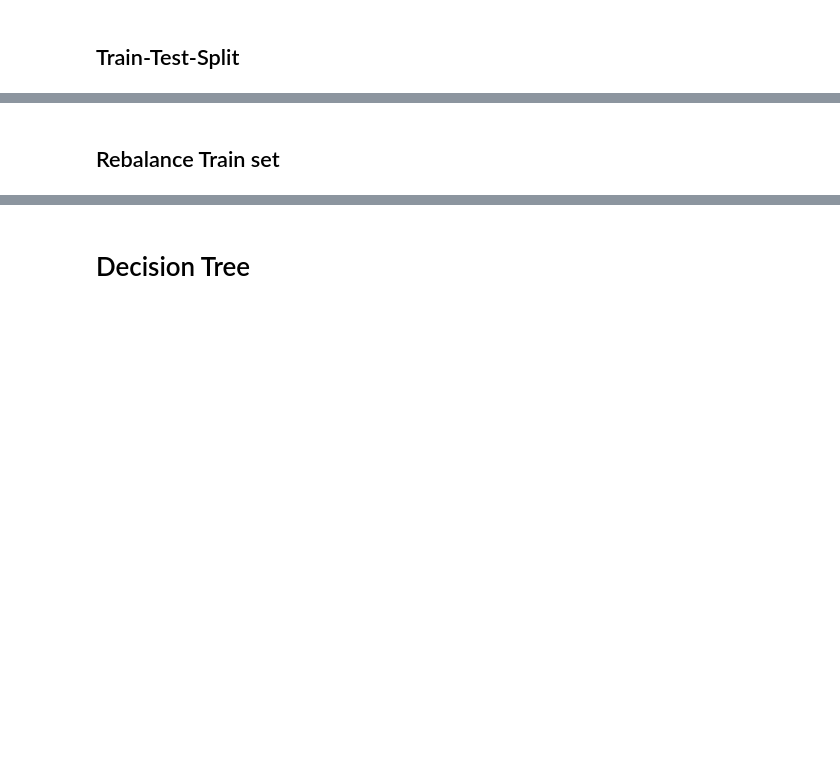
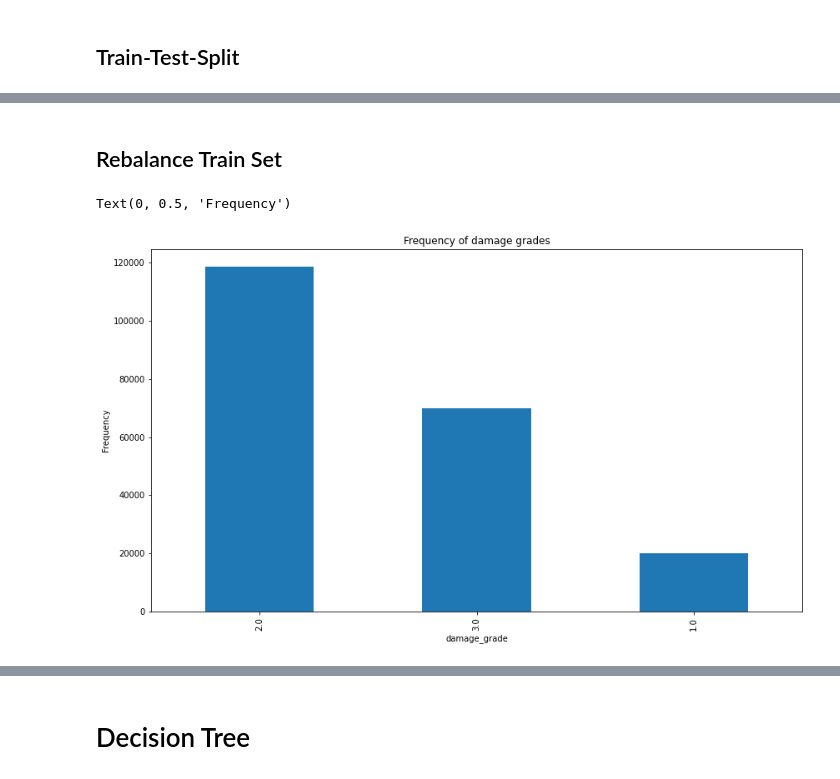
Before and after one commit to NiklasSabel/data_mining_1, a Jupyter notebook: notebooks/Niklas_Models.ipynb, the cells around one changed output, grey strips where cells are left out. Saved outputs shown, nothing was run; the diff lists cells and outputs as text; code cells hidden in the pictures; blank space fills up the shorter version.

Commit message:
Cleaned workflow until section "State of the art Modell"

```diff
--- a/notebooks/Niklas_Models.ipynb
+++ b/notebooks/Niklas_Models.ipynb
@@ -38,0 +28,9 @@ df
+# %%
+# merge the dataset at a whole (train, test & target data all together)
+train_values = pd.read_csv('../data/external/train_values.csv', index_col='building_id')
+train_target = pd.read_csv('../data/external/train_labels.csv', index_col='building_id')
+test_values = pd.read_csv('../data/external/test_values.csv', index_col='building_id')
+
+df=merge_data(train_values, train_target, test_values)
+df=df.reset_index()
+display(df)
@@ -97,5 +136,5 @@ f.show()
 # %%
-#Korrelation
+# print all correlated features and drop them from the dataset
 correlated_features = set()
 correlation_matrix = df.corr()
 
@@ -103,7 +142,7 @@ for i in range(len(correlation_matrix.columns)):
     for j in range(i):
         if abs(correlation_matrix.iloc[i, j]) > 0.8:
             print(f"The following features are correlated: {correlation_matrix.columns[i]} and {correlation_matrix.columns[j]}. Correlation = {round(abs(correlation_matrix.iloc[i, j]),2)}")
-            colname = correlation_matrix.columns[i]
+            colname = correlation_matrix.columns[j] # changed from i to j here for dropping
             correlated_features.add(colname)
 
 print(f"Drop the following features: {correlated_features}")
@@ -124,4 +187,7 @@ data_train
 # V. Model building - Baselines
 # %% [markdown]
 ## Train-Test-Split
+# %%
+# train-test split with stratify
+data_train, data_test, target_train, target_test = train_test_split(data_train, target_train, test_size=0.2, random_state=42, stratify=target_train)
 # %%
@@ -133,2 +224,0 @@ data_train
-# %%
-data_train, data_test, target_train, target_test = train_test_split(data_train, target_train, test_size=0.2, random_state=42)
@@ -135,11 +242,10 @@ data_train, data_test, target_train, target_test = train_test_split(data_train,
 # %% [markdown]
-## Rebalance Train set
+## Rebalance Train Set
 # %%
-sampler = RandomOverSampler()
-train_balanced_data, train_balanced_target = sampler.fit_resample(data_train, target_train)
-
-ax = train_balanced_target.value_counts().plot(kind='bar',
-                                    figsize=(14,8),
-                                    title="Frequency of damage grades")
+# investigate distribution of target variable
+ax = target_train.value_counts().plot(kind='bar', figsize=(14,8), title="Frequency of damage grades")
 ax.set_xlabel("damage_grade")
 ax.set_ylabel("Frequency")
+# %% [output]
+Text(0, 0.5, 'Frequency')
+[figure, added]
```
Also changed, not shown: parts of 42 cells of this notebook, 2 other files.
